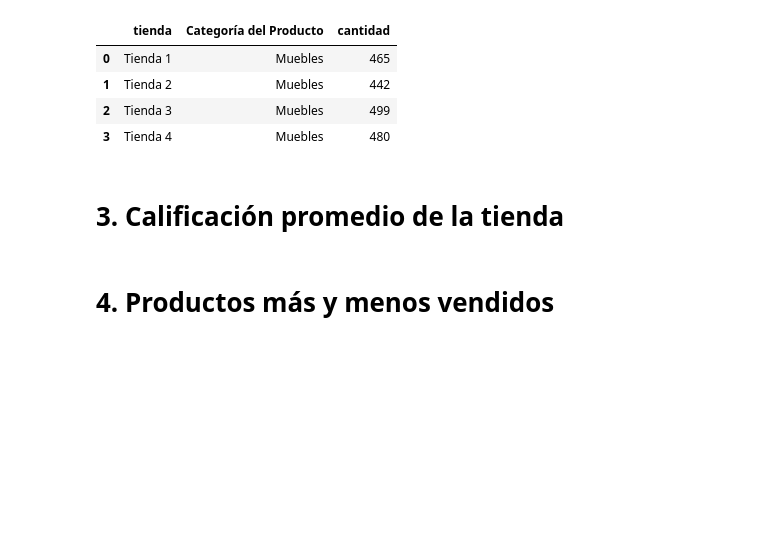
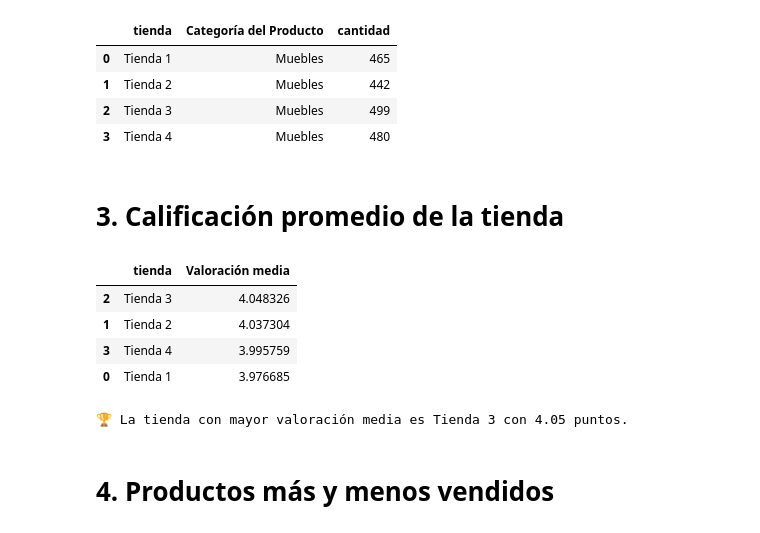
Before and after one commit to MarcoPalavicino/Challenge_DS_1, a Jupyter notebook: AluraStoreLatam.ipynb, the cells around one changed output. Drawn from its saved outputs; the diff is of its cells as text; code cells hidden in the pictures; blank space fills up the shorter version.

```diff
--- a/AluraStoreLatam.ipynb
+++ b/AluraStoreLatam.ipynb
@@ -139,5 +139,45 @@ display(top_categorias)
 | 3 | Tienda 4 | Muebles | 480 |
 # %% [markdown]
 # 3. Calificación promedio de la tienda
+# %%
+
+#  Valoración media por tienda (paso a paso)
+
+
+# A) Etiquetar cada DataFrame con el nombre de su tienda
+tienda['tienda']  = 'Tienda 1'
+tienda2['tienda'] = 'Tienda 2'
+tienda3['tienda'] = 'Tienda 3'
+tienda4['tienda'] = 'Tienda 4'
+
+# B) Unir todo en una sola tabla
+valoraciones = pd.concat([tienda, tienda2, tienda3, tienda4], ignore_index=True)
+
+# C) Asegurar que 'Calificación' es numérica (por si viene como texto)
+valoraciones['Calificación'] = pd.to_numeric(valoraciones['Calificación'], errors='coerce')
+
+# D) Promedio de calificación por tienda
+promedio_valoracion = (
+    valoraciones
+    .groupby('tienda')['Calificación']
+    .mean()
+    .reset_index(name='Valoración media')
+)
+
+# E) Ordenar y mostrar
+promedio_valoracion = promedio_valoracion.sort_values('Valoración media', ascending=False)
+display(promedio_valoracion)
+
+# F) Mejor tienda según valoración media
+tienda_mejor_valorada = promedio_valoracion.iloc[0]['tienda']
+valor_media = round(promedio_valoracion.iloc[0]['Valoración media'], 2)
+print(f"\n🏆 La tienda con mayor valoración media es {tienda_mejor_valorada} con {valor_media} puntos.")
+# %% [output]
+|  | tienda | Valoración media |
+| 2 | Tienda 3 | 4.048326 |
+| 1 | Tienda 2 | 4.037304 |
+| 3 | Tienda 4 | 3.995759 |
+| 0 | Tienda 1 | 3.976685 |
+🏆 La tienda con mayor valoración media es Tienda 3 con 4.05 puntos.
 # %% [markdown]
 # 4. Productos más y menos vendidos
```
Also changed, not shown: parts of 9 cells of this notebook.
